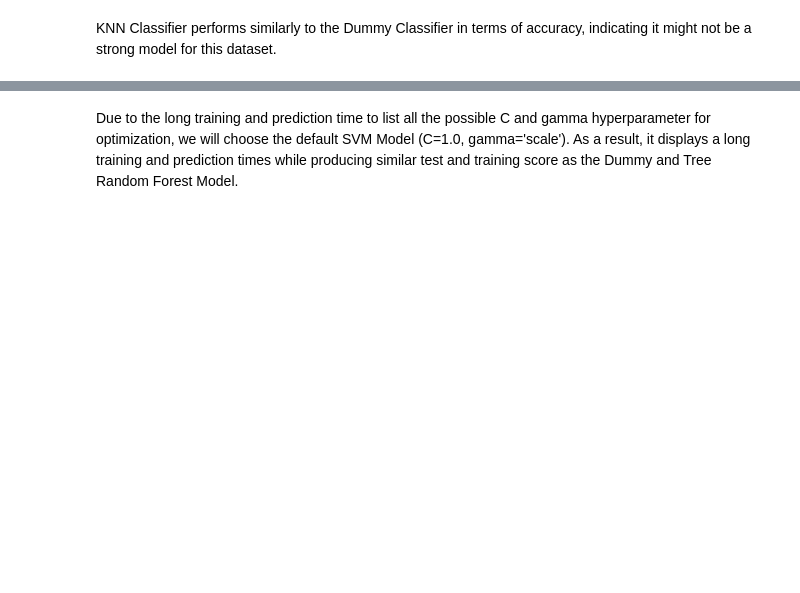
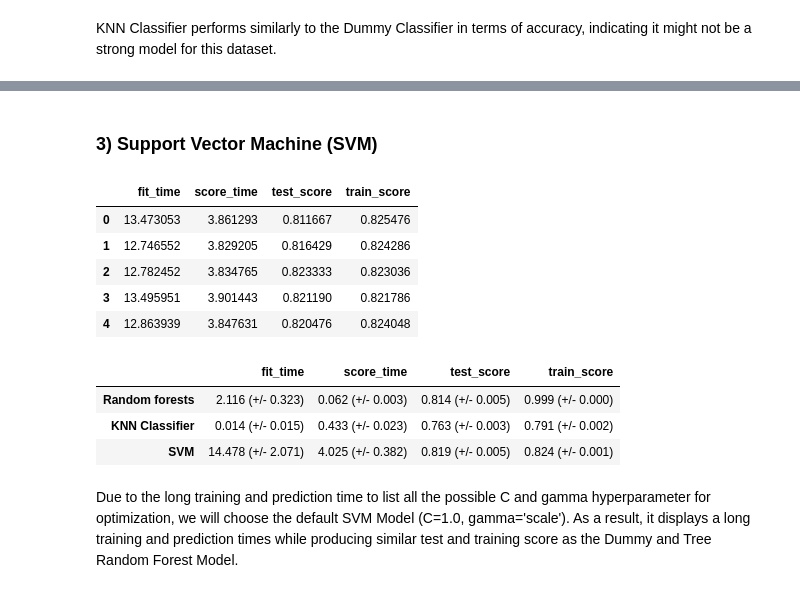
Before and after one commit to LaoAronn/CC-Default-Classification, a Jupyter notebook: hw5.ipynb, the cells around one changed output, grey strips where cells are left out. Cells and saved outputs as stored; diff of their text form; code cells hidden in the pictures; blank space fills up the shorter version.

```diff
--- a/hw5.ipynb
+++ b/hw5.ipynb
@@ -761,2 +739,30 @@ pd.DataFrame(results).T
+# %% [markdown]
+### 3)  Support Vector Machine (SVM)
+# %%
+# Lecture 4
+pipe_svm = make_pipeline(preprocessor, SVC(random_state=123))
+svmScores = cross_validate(pipe_svm, trainX, trainY, scoring='accuracy', return_train_score=True)
+
+pd.DataFrame(svmScores)
+# %% [output]
+|  | fit_time | score_time | test_score | train_score |
+| 0 | 13.473053 | 3.861293 | 0.811667 | 0.825476 |
+| 1 | 12.746552 | 3.829205 | 0.816429 | 0.824286 |
+| 2 | 12.782452 | 3.834765 | 0.823333 | 0.823036 |
+| 3 | 13.495951 | 3.901443 | 0.821190 | 0.821786 |
+| 4 | 12.863939 | 3.847631 | 0.820476 | 0.824048 |
+# %%
+# Average fit, score, test, and train time across the other models
+results["SVM"] = mean_std_cross_val_scores(
+    pipe_svm, trainX, y_train_num, return_train_score=True, scoring="accuracy"
+)
+
+# Display the results as a DataFrame
+pd.DataFrame(results).T
+# %% [output]
+|  | fit_time | score_time | test_score | train_score |
+| Random forests | 2.116 (+/- 0.323) | 0.062 (+/- 0.003) | 0.814 (+/- 0.005) | 0.999 (+/- 0.000) |
+| KNN Classifier | 0.014 (+/- 0.015) | 0.433 (+/- 0.023) | 0.763 (+/- 0.003) | 0.791 (+/- 0.002) |
+| SVM | 14.478 (+/- 2.071) | 4.025 (+/- 0.382) | 0.819 (+/- 0.005) | 0.824 (+/- 0.001) |
 # %% [markdown]
 Due to the long training and prediction time to list all the possible C and gamma hyperparameter for optimization, we will choose the default SVM Model (C=1.0, gamma='scale'). As a result, it displays a long training and prediction times while producing similar test and training score as the Dummy and Tree Random Forest Model.
```
Also changed, not shown: parts of 16 cells of this notebook.
